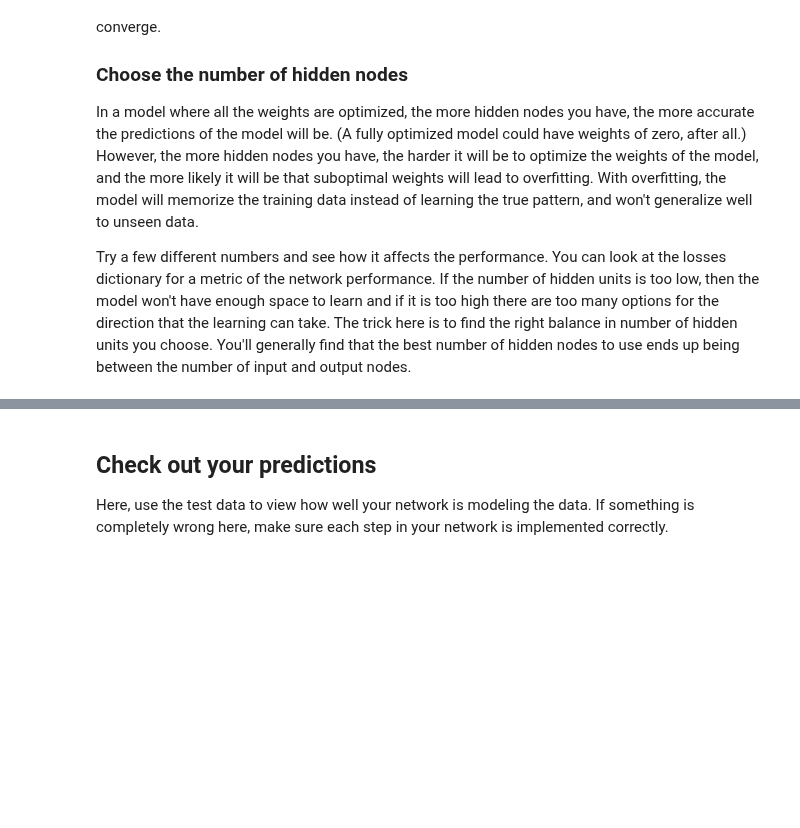
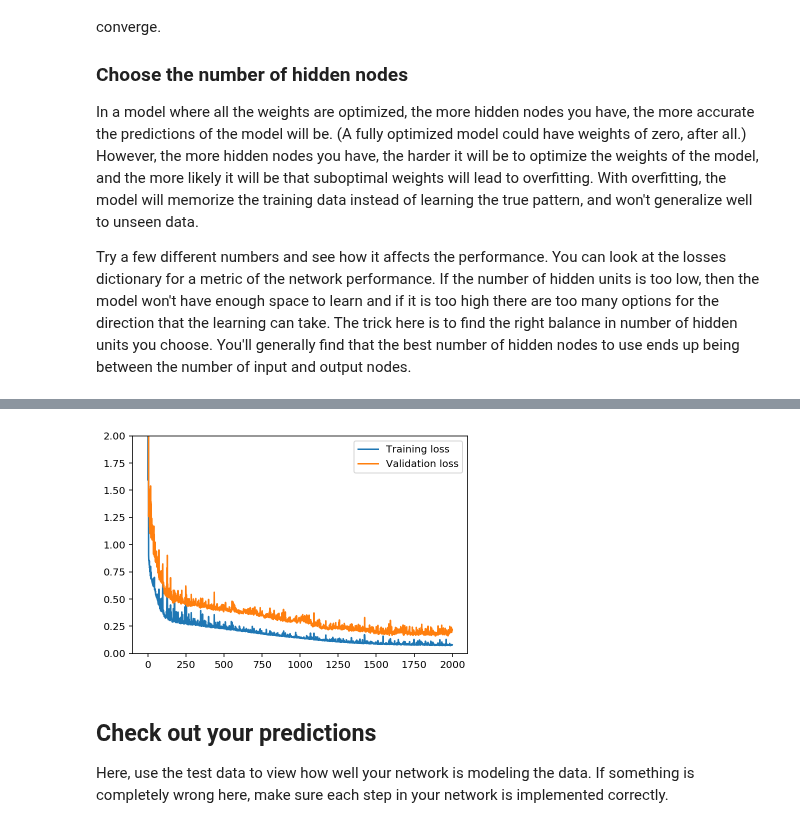
Before and after one commit to joaopamaral/deep-learning-v2-pytorch, a Jupyter notebook: project-bikesharing/Your_first_neural_network.ipynb, the cells around one changed output, grey strips where cells are left out. Saved outputs shown, nothing was run; the diff lists cells and outputs as text; code cells hidden in the pictures; blank space fills up the shorter version.

Commit message:
training the model and tunned parameters

```diff
--- a/project-bikesharing/Your_first_neural_network.ipynb
+++ b/project-bikesharing/Your_first_neural_network.ipynb
@@ -276,18 +264,16 @@ network = NeuralNetwork(N_i, hidden_nodes, output_nodes, learning_rate)
 losses = {'train':[], 'validation':[]}
 for ii in range(iterations):
     # Go through a random batch of 128 records from the training data set
-    batch = np.random.choice(train_features.index, size=128)
-    X, y = train_features.ix[batch].values, train_targets.ix[batch]['cnt']
+    batch = np.random.choice(train_features.index, size=64)
+    X, y = train_features.loc[batch].values, train_targets.loc[batch]['cnt']
 
     network.train(X, y)
 
     # Printing out the training progress
     train_loss = MSE(network.run(train_features).T, train_targets['cnt'].values)
     val_loss = MSE(network.run(val_features).T, val_targets['cnt'].values)
-    sys.stdout.write("\rProgress: {:2.1f}".format(100 * ii/float(iterations)) \
-                     + "% ... Training loss: " + str(train_loss)[:5] \
-                     + " ... Validation loss: " + str(val_loss)[:5])
+    sys.stdout.write(f"\rProgress: {100 * ii/float(iterations):2.1f}% ... Training loss: {train_loss.mean():.5f} ... Validation loss: {val_loss.mean():.5f}")
     sys.stdout.flush()
 
-    losses['train'].append(train_loss)
-    losses['validation'].append(val_loss)
+    losses['train'].append(train_loss.mean())
+    losses['validation'].append(val_loss.mean())
@@ -294,8 +282,11 @@ for ii in range(iterations):
 # %%
 plt.plot(losses['train'], label='Training loss')
 plt.plot(losses['validation'], label='Validation loss')
 plt.legend()
-_ = plt.ylim()
+plt.ylim(top=2, bottom=0);
+# _ = plt.ylim()
+# %% [output]
+[figure, added]
 # %% [markdown]
 ## Check out your predictions
 
```
Also changed, not shown: parts of 5 cells of this notebook, 2 other files.
